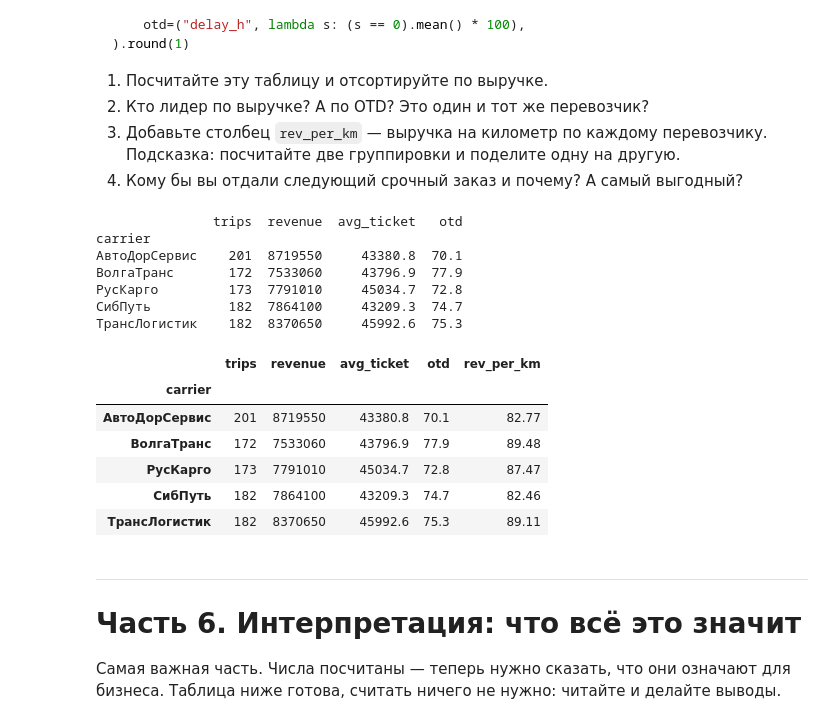
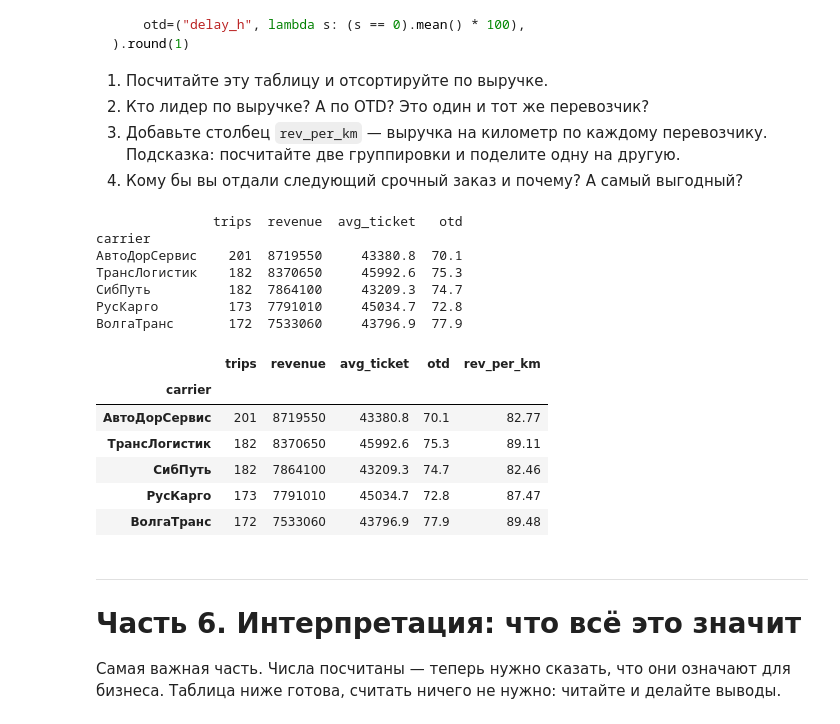
Before and after one commit to ttvladtt/Laboratory-work, a Jupyter notebook: S5_31.10.2026/LW1.ipynb, the cells around one changed output. Saved outputs shown, nothing was run; the diff lists cells and outputs as text; code cells hidden in the pictures.

```diff
--- a/S5_31.10.2026/LW1.ipynb
+++ b/S5_31.10.2026/LW1.ipynb
@@ -527,40 +527,40 @@ kpi = df.groupby("carrier").agg(
 # %%
 # 1)
 kpi = df.groupby("carrier").agg(
     trips=("trip_id", "count"),
     revenue=("cost_rub", "sum"),
     avg_ticket=("cost_rub", "mean"),
     otd=("delay_h", lambda s: (s == 0).mean() * 100),
-).round(1)
+).round(1).sort_values('revenue', ascending=False)
 print(kpi)
 
 # 2) ответ словами
 # Лидер по выручке - АвтоДорСервис.
 # Лидер по OTD - ВолгаТранс.
 # Лидируют разные перевозчики.
 
 # 3)
 r = df.groupby("carrier")["cost_rub"].sum()
 d = df.groupby("carrier")["distance_km"].sum()
 kpi["rev_per_km"] = (r / d).round(2)
 kpi
 # 4) ответ словами
 # Я бы выбрал ВолгаТранс, так как у него меньше всех задержек и у него наибольшая выручка за километр.
 # %% [output]
                trips  revenue  avg_ticket   otd
 carrier
 АвтоДорСервис    201  8719550     43380.8  70.1
+ТрансЛогистик    182  8370650     45992.6  75.3
+СибПуть          182  7864100     43209.3  74.7
+РусКарго         173  7791010     45034.7  72.8
 ВолгаТранс       172  7533060     43796.9  77.9
-РусКарго         173  7791010     45034.7  72.8
-СибПуть          182  7864100     43209.3  74.7
-ТрансЛогистик    182  8370650     45992.6  75.3
 |  | trips | revenue | avg_ticket | otd | rev_per_km |
 | carrier |  |  |  |  |  |
 | АвтоДорСервис | 201 | 8719550 | 43380.8 | 70.1 | 82.77 |
+| ТрансЛогистик | 182 | 8370650 | 45992.6 | 75.3 | 89.11 |
+| СибПуть | 182 | 7864100 | 43209.3 | 74.7 | 82.46 |
+| РусКарго | 173 | 7791010 | 45034.7 | 72.8 | 87.47 |
 | ВолгаТранс | 172 | 7533060 | 43796.9 | 77.9 | 89.48 |
-| РусКарго | 173 | 7791010 | 45034.7 | 72.8 | 87.47 |
-| СибПуть | 182 | 7864100 | 43209.3 | 74.7 | 82.46 |
-| ТрансЛогистик | 182 | 8370650 | 45992.6 | 75.3 | 89.11 |
 # %% [markdown]
 ---
 # Часть 6. Интерпретация: что всё это значит
```
Also changed, not shown: parts of 1 cell of this notebook.
